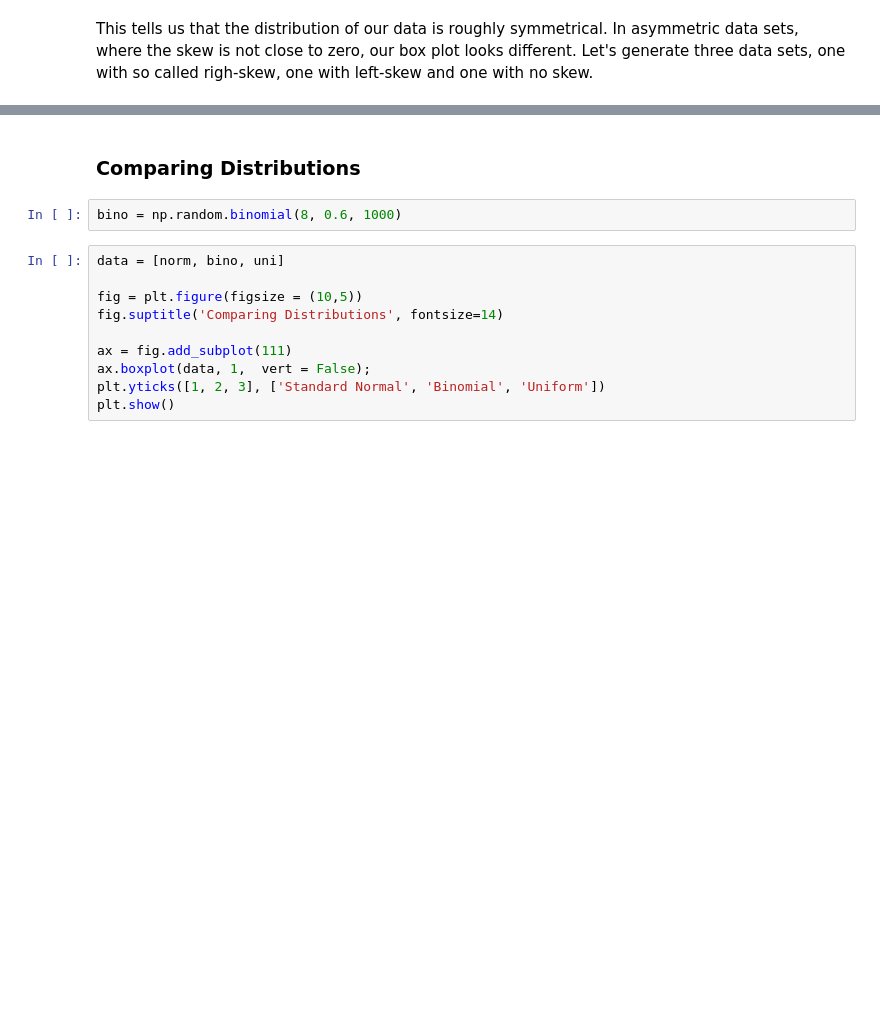
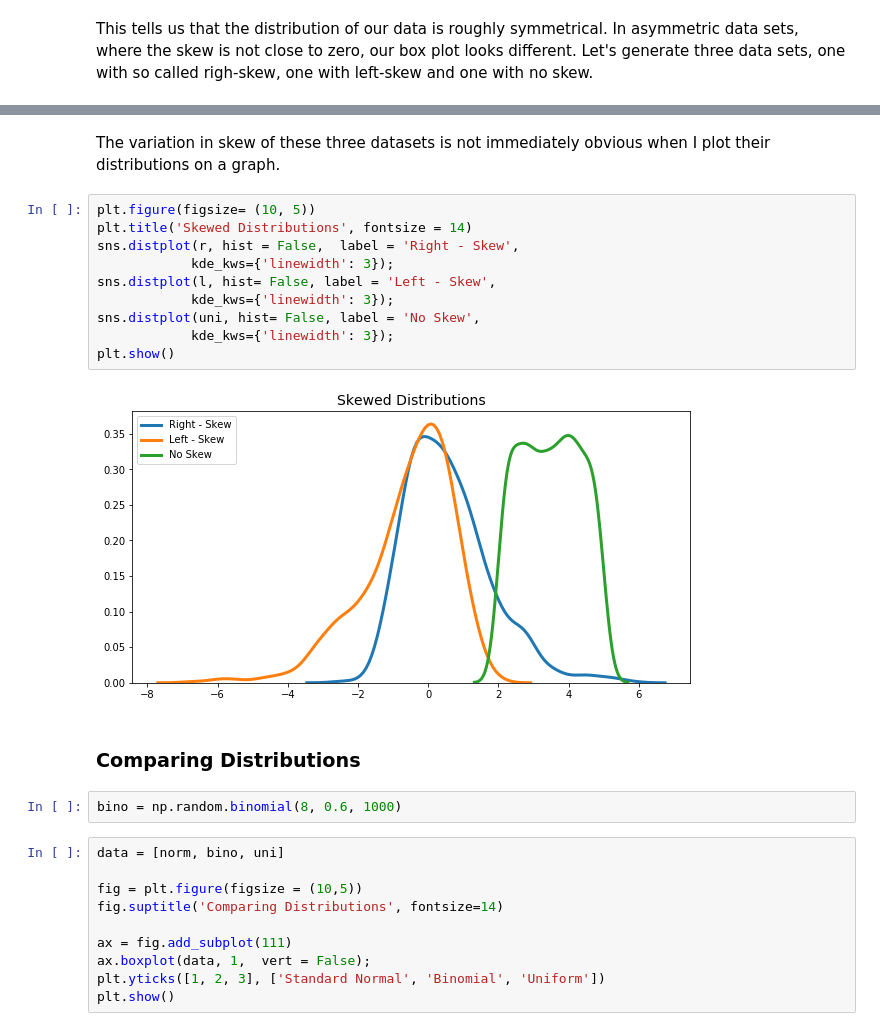
Before and after one commit to MarionMcG/fundamentals_data_analysis, a Jupyter notebook: boxplots.ipynb, the cells around one changed output, grey strips where cells are left out. Saved outputs shown, nothing was run; the diff lists cells and outputs as text; blank space fills up the shorter version.

```diff
--- a/boxplots.ipynb
+++ b/boxplots.ipynb
@@ -167,3 +178,17 @@ plt.yticks([1, 2, 3], ['Right Skewed', 'No Skew', 'Left - Skewed']);
+# %% [markdown]
+The variation in skew of these three datasets is not immediately obvious when I plot their distributions on a graph.
+# %%
+plt.figure(figsize= (10, 5))
+plt.title('Skewed Distributions', fontsize = 14)
+sns.distplot(r, hist = False,  label = 'Right - Skew',
+            kde_kws={'linewidth': 3});
+sns.distplot(l, hist= False, label = 'Left - Skew',
+            kde_kws={'linewidth': 3});
+sns.distplot(uni, hist= False, label = 'No Skew',
+            kde_kws={'linewidth': 3});
+plt.show()
+# %% [output]
+[figure, added]
 # %% [markdown]
 ### Comparing Distributions
 # %%
```
Also changed, not shown: parts of 7 cells of this notebook.
